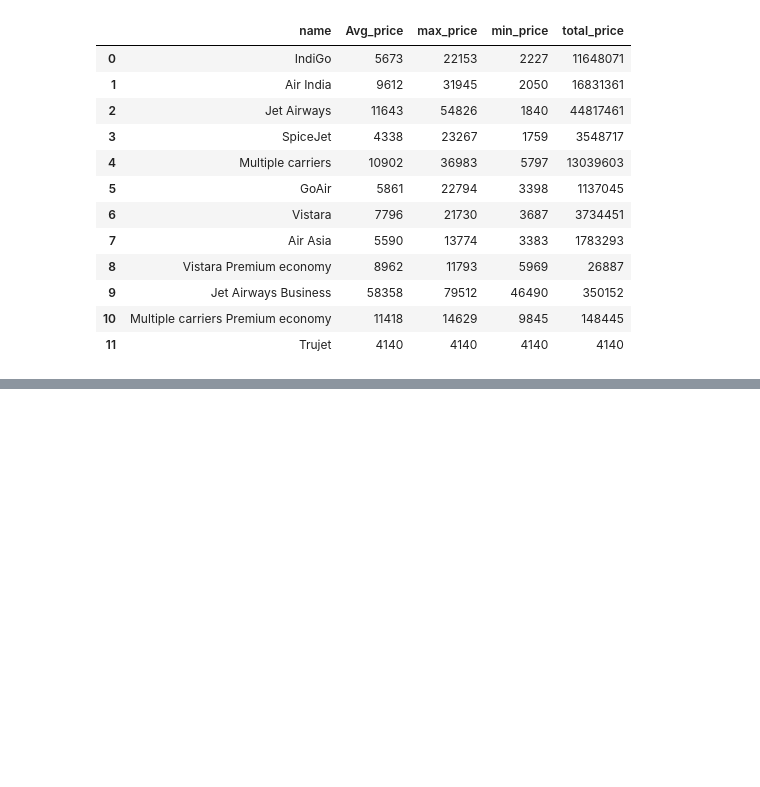
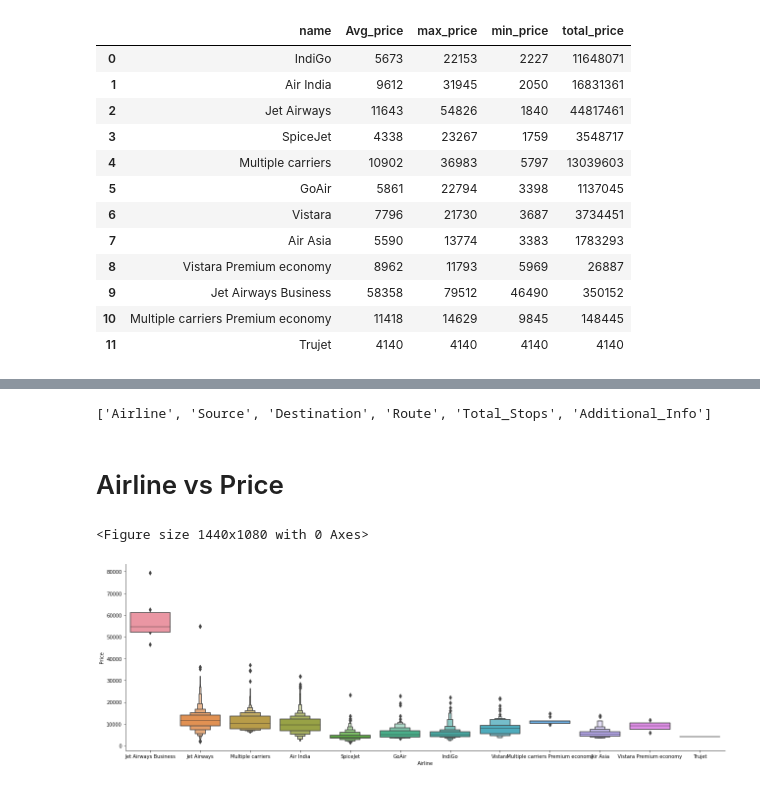
Before and after one commit to chandansinghthakur/flight_price_prediction, a Jupyter notebook: Flight_price_prediction_EDA.ipynb, the cells around one changed output, grey strips where cells are left out. Cells and saved outputs as stored; diff of their text form; code cells hidden in the pictures; blank space fills up the shorter version.

```diff
--- a/Flight_price_prediction_EDA.ipynb
+++ b/Flight_price_prediction_EDA.ipynb
@@ -323,0 +355,9 @@ plt.show()
+# %%
+# Extracting Arrival hour
+df['arrival_hour'] = pd.to_datetime(df['Arrival_Time']).dt.hour
+
+# Extracting Arrival mintutes
+df['arrival_minutes'] = pd.to_datetime(df['Arrival_Time']).dt.minute
+
+# Dropping column Dep_Time
+df.drop(['Arrival_Time'], axis=1, inplace=True)
@@ -323,0 +373,21 @@ plt.show()
+# %%
+# Extracting duration
+duration = list(df['Duration'])
+for i in range(len(duration)):
+  if len(duration[i].split())!=2:
+    if 'h' in duration[i]:
+      duration[i]=duration[i].strip() + " 0m"
+    else:
+      duration[i]= "0h " + duration[i]
+
+duration_hour = []
+duration_min = []
+for j in range(len(duration)):
+  duration_hour.append(int(duration[j].split(sep='h')[0]))
+  duration_min.append(int(duration[j].split(sep = "m")[0].split()[-1]))
+# %%
+df["Duration_hour"]=duration_hour
+df["Duration_min"]=duration_min
+# %%
+df.drop(['Duration'], axis=1, inplace=True)
+df.head()
@@ -323,0 +413,18 @@ plt.show()
+# %%
+# df.columns
+new_cat_feature = [feature for feature in df.columns if df[feature].dtype == 'O']
+new_cat_feature
+
+#Nominal data → are not in any order → OneHotEncoder is used in this case
+# Ordinal data → are in order → LabelEncoder is used in this case
+# %% [output]
+['Airline', 'Source', 'Destination', 'Route', 'Total_Stops', 'Additional_Info']
+# %% [markdown]
+# Airline vs Price
+# %%
+plt.figure(figsize=(20,15))
+sns.catplot(y='Price', x='Airline', data=df.sort_values('Price', ascending=False), kind='boxen', height=6, aspect=3)
+plt.show()
+# %% [output]
+<Figure size 1440x1080 with 0 Axes>
+[figure, added]
```
Also changed, not shown: parts of 14 cells of this notebook.
